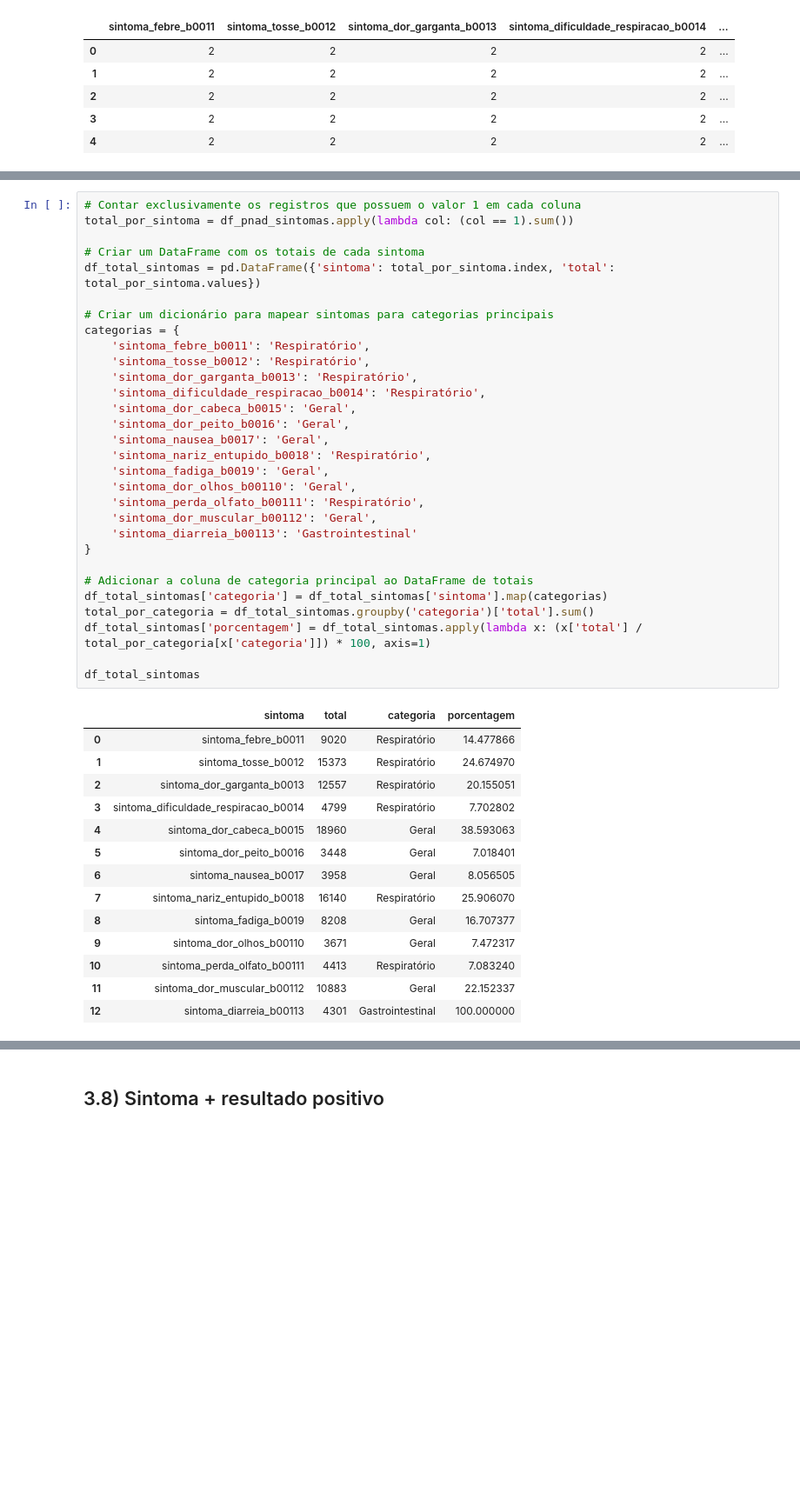
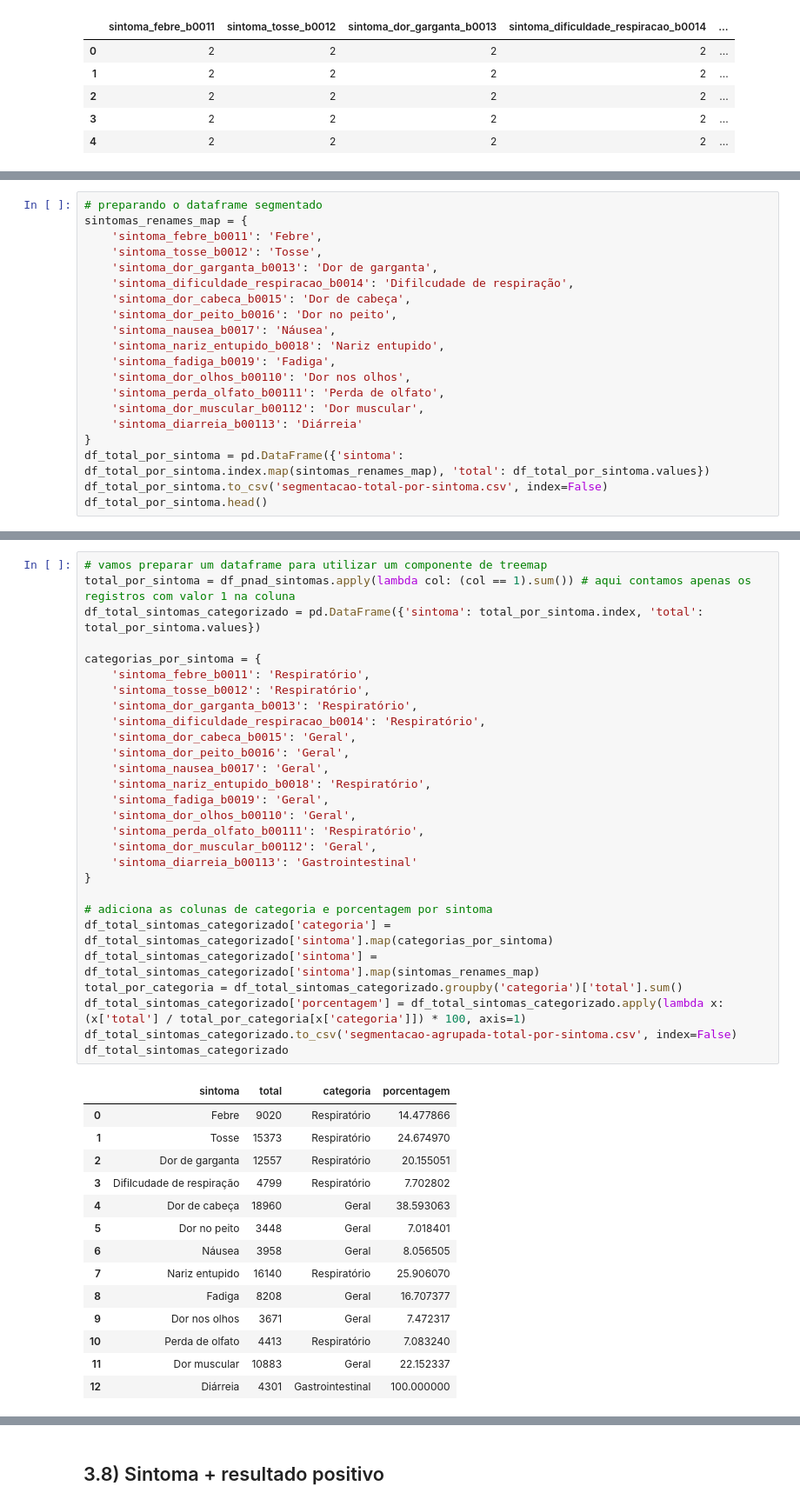
Before and after one commit to dhachcar/postech-tech-challenge-3, a Jupyter notebook: Tech_Challenge_3_Análises_para_o_Streamlit.ipynb, the cells around one changed output, grey strips where cells are left out. Shown at 87% size. Drawn from its saved outputs; the diff is of its cells as text; blank space fills up the shorter version.

```diff
--- a/Tech_Challenge_3_Análises_para_o_Streamlit.ipynb
+++ b/Tech_Challenge_3_Análises_para_o_Streamlit.ipynb
@@ -503,3 +506,23 @@ sintoma_perda_olfato_b00111              4413
 sintoma_dor_muscular_b00112             10883
 sintoma_diarreia_b00113                  4301
 dtype: int64
+# %%
+# preparando o dataframe segmentado
+sintomas_renames_map = {
+    'sintoma_febre_b0011': 'Febre',
+    'sintoma_tosse_b0012': 'Tosse',
+    'sintoma_dor_garganta_b0013': 'Dor de garganta',
+    'sintoma_dificuldade_respiracao_b0014': 'Difilcudade de respiração',
+    'sintoma_dor_cabeca_b0015': 'Dor de cabeça',
+    'sintoma_dor_peito_b0016': 'Dor no peito',
+    'sintoma_nausea_b0017': 'Náusea',
+    'sintoma_nariz_entupido_b0018': 'Nariz entupido',
+    'sintoma_fadiga_b0019': 'Fadiga',
+    'sintoma_dor_olhos_b00110': 'Dor nos olhos',
+    'sintoma_perda_olfato_b00111': 'Perda de olfato',
+    'sintoma_dor_muscular_b00112': 'Dor muscular',
+    'sintoma_diarreia_b00113': 'Diárreia'
+}
+df_total_por_sintoma = pd.DataFrame({'sintoma': df_total_por_sintoma.index.map(sintomas_renames_map), 'total': df_total_por_sintoma.values})
+df_total_por_sintoma.to_csv('segmentacao-total-por-sintoma.csv', index=False)
+df_total_por_sintoma.head()
@@ -533,46 +551,44 @@ Index(['sintoma_febre_b0011', 'sintoma_tosse_b0012',
 # %%
-# Contar exclusivamente os registros que possuem o valor 1 em cada coluna
-total_por_sintoma = df_pnad_sintomas.apply(lambda col: (col == 1).sum())
+# vamos preparar um dataframe para utilizar um componente de treemap
+total_por_sintoma = df_pnad_sintomas.apply(lambda col: (col == 1).sum()) # aqui contamos apenas os registros com valor 1 na coluna
+df_total_sintomas_categorizado = pd.DataFrame({'sintoma': total_por_sintoma.index, 'total': total_por_sintoma.values})
 
-# Criar um DataFrame com os totais de cada sintoma
-df_total_sintomas = pd.DataFrame({'sintoma': total_por_sintoma.index, 'total': total_por_sintoma.values})
-
-# Criar um dicionário para mapear sintomas para categorias principais
-categorias = {
+categorias_por_sintoma = {
     'sintoma_febre_b0011': 'Respiratório',
     'sintoma_tosse_b0012': 'Respiratório',
     'sintoma_dor_garganta_b0013': 'Respiratório',
     'sintoma_dificuldade_respiracao_b0014': 'Respiratório',
     'sintoma_dor_cabeca_b0015': 'Geral',
     'sintoma_dor_peito_b0016': 'Geral',
     'sintoma_nausea_b0017': 'Geral',
     'sintoma_nariz_entupido_b0018': 'Respiratório',
     'sintoma_fadiga_b0019': 'Geral',
     'sintoma_dor_olhos_b00110': 'Geral',
     'sintoma_perda_olfato_b00111': 'Respiratório',
     'sintoma_dor_muscular_b00112': 'Geral',
     'sintoma_diarreia_b00113': 'Gastrointestinal'
 }
 
-# Adicionar a coluna de categoria principal ao DataFrame de totais
-df_total_sintomas['categoria'] = df_total_sintomas['sintoma'].map(categorias)
-total_por_categoria = df_total_sintomas.groupby('categoria')['total'].sum()
-df_total_sintomas['porcentagem'] = df_total_sintomas.apply(lambda x: (x['total'] / total_por_categoria[x['categoria']]) * 100, axis=1)
-
-df_total_sintomas
+# adiciona as colunas de categoria e porcentagem por sintoma
+df_total_sintomas_categorizado['categoria'] = df_total_sintomas_categorizado['sintoma'].map(categorias_por_sintoma)
+df_total_sintomas_categorizado['sintoma'] = df_total_sintomas_categorizado['sintoma'].map(sintomas_renames_map)
+total_por_categoria = df_total_sintomas_categorizado.groupby('categoria')['total'].sum()
+df_total_sintomas_categorizado['porcentagem'] = df_total_sintomas_categorizado.apply(lambda x: (x['total'] / total_por_categoria[x['categoria']]) * 100, axis=1)
+df_total_sintomas_categorizado.to_csv('segmentacao-agrupada-total-por-sintoma.csv', index=False)
+df_total_sintomas_categorizado
 # %% [output]
 |  | sintoma | total | categoria | porcentagem |
-| 0 | sintoma_febre_b0011 | 9020 | Respiratório | 14.477866 |
-| 1 | sintoma_tosse_b0012 | 15373 | Respiratório | 24.674970 |
-| 2 | sintoma_dor_garganta_b0013 | 12557 | Respiratório | 20.155051 |
-| 3 | sintoma_dificuldade_respiracao_b0014 | 4799 | Respiratório | 7.702802 |
-| 4 | sintoma_dor_cabeca_b0015 | 18960 | Geral | 38.593063 |
-| 5 | sintoma_dor_peito_b0016 | 3448 | Geral | 7.018401 |
-| 6 | sintoma_nausea_b0017 | 3958 | Geral | 8.056505 |
-| 7 | sintoma_nariz_entupido_b0018 | 16140 | Respiratório | 25.906070 |
-| 8 | sintoma_fadiga_b0019 | 8208 | Geral | 16.707377 |
-| 9 | sintoma_dor_olhos_b00110 | 3671 | Geral | 7.472317 |
-| 10 | sintoma_perda_olfato_b00111 | 4413 | Respiratório | 7.083240 |
-| 11 | sintoma_dor_muscular_b00112 | 10883 | Geral | 22.152337 |
-| 12 | sintoma_diarreia_b00113 | 4301 | Gastrointestinal | 100.000000 |
+| 0 | Febre | 9020 | Respiratório | 14.477866 |
+| 1 | Tosse | 15373 | Respiratório | 24.674970 |
+| 2 | Dor de garganta | 12557 | Respiratório | 20.155051 |
+| 3 | Difilcudade de respiração | 4799 | Respiratório | 7.702802 |
+| 4 | Dor de cabeça | 18960 | Geral | 38.593063 |
+| 5 | Dor no peito | 3448 | Geral | 7.018401 |
+| 6 | Náusea | 3958 | Geral | 8.056505 |
+| 7 | Nariz entupido | 16140 | Respiratório | 25.906070 |
+| 8 | Fadiga | 8208 | Geral | 16.707377 |
+| 9 | Dor nos olhos | 3671 | Geral | 7.472317 |
+| 10 | Perda de olfato | 4413 | Respiratório | 7.083240 |
+| 11 | Dor muscular | 10883 | Geral | 22.152337 |
+| 12 | Diárreia | 4301 | Gastrointestinal | 100.000000 |
 # %%
```
Also changed, not shown: parts of 32 cells of this notebook.
